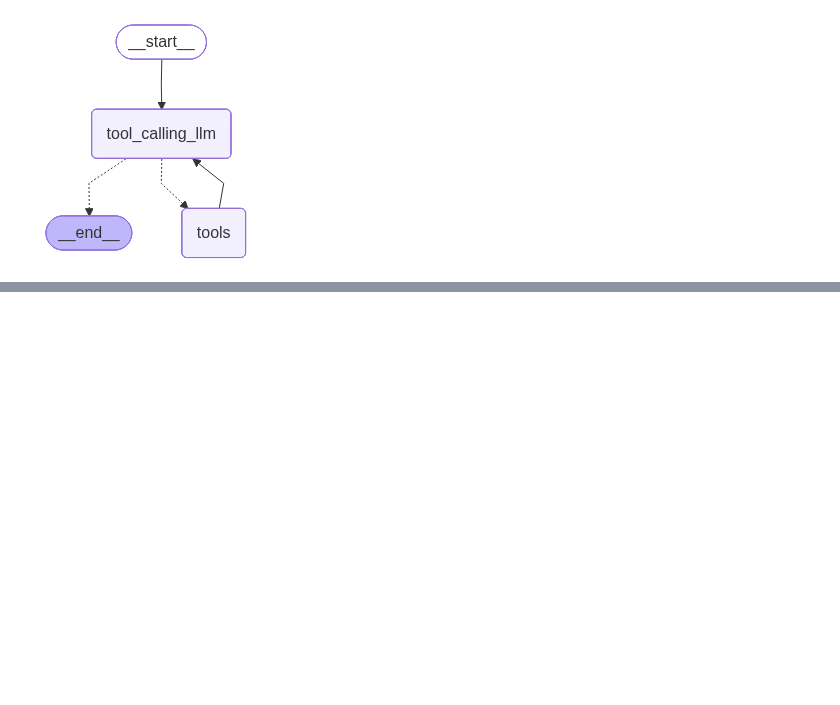
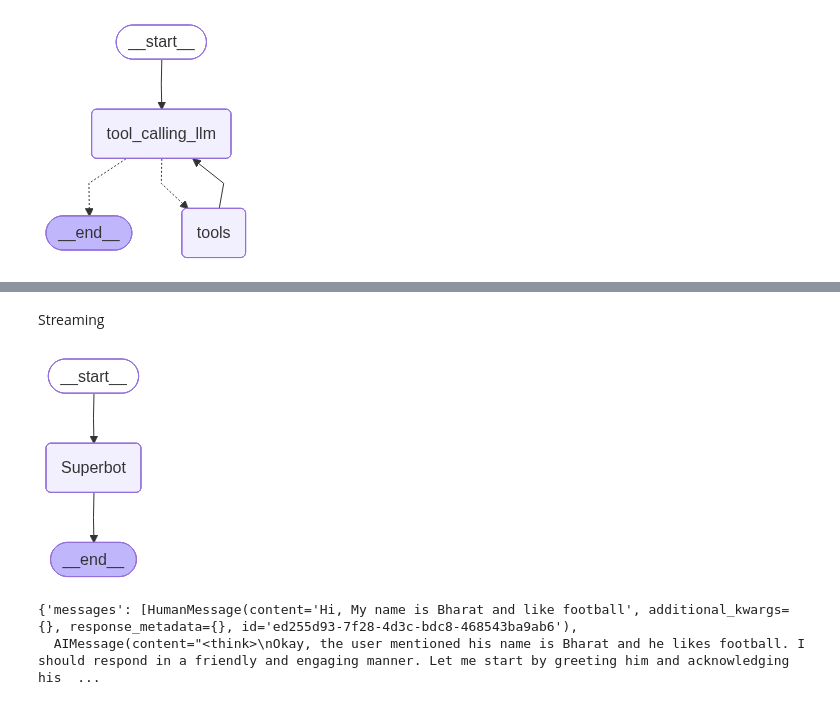
Before and after one commit to Bharatsinghthakur/Agentic-Ai-, a Jupyter notebook: agenticlanggraph/1-BasicChatbot/1-basicchatbot.ipynb, the cells around one changed output, grey strips where cells are left out. Saved outputs shown, nothing was run; the diff lists cells and outputs as text; code cells hidden in the pictures; blank space fills up the shorter version.

Commit message:
Streaming

```diff
--- a/agenticlanggraph/1-BasicChatbot/1-basicchatbot.ipynb
+++ b/agenticlanggraph/1-BasicChatbot/1-basicchatbot.ipynb
@@ -322,0 +323,32 @@ Your name is still Niko! 😊 Let me know if you need anything.
+# %% [markdown]
+Streaming
+# %%
+from langgraph.checkpoint.memory import MemorySaver
+memory = MemorySaver()
+def superbot(state:State):
+    return {"messages":[llm.invoke(state['messages'])]}
+graph = StateGraph(State)
+
+## node
+graph.add_node("Superbot",superbot)
+
+## edges
+graph.add_edge(START,"Superbot")
+graph.add_edge("Superbot",END)
+
+graph_builder = graph.compile(checkpointer=memory)
+
+## Display
+from IPython.display import Image,display
+display(Image(graph_builder.get_graph().draw_mermaid_png()))
+# %% [output]
+[figure, added]
+# %%
+# Invocation
+
+config = {"configurable":{"thread_id":"1"}}
+
+graph_builder.invoke({"messages":"Hi, My name is Bharat and like football"},config)
+# %% [output]
+{'messages': [HumanMessage(content='Hi, My name is Bharat and like football', additional_kwargs={}, response_metadata={}, id='ed255d93-7f28-4d3c-bdc8-468543ba9ab6'),
+  AIMessage(content="<think>\nOkay, the user mentioned his name is Bharat and he likes football. I should respond in a friendly and engaging manner. Let me start by greeting him and acknowledging his  ...
```
Also changed, not shown: parts of 17 cells of this notebook.
